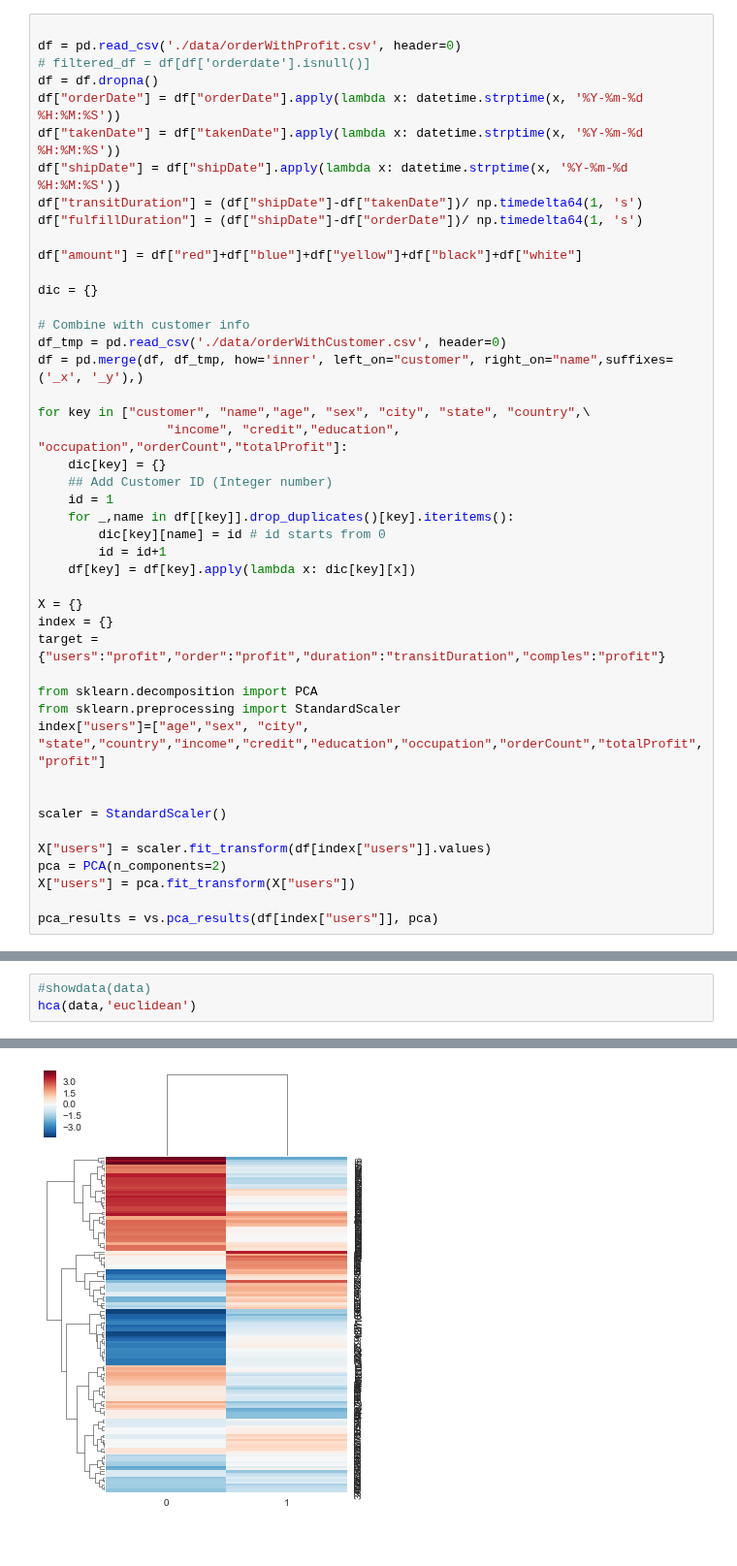
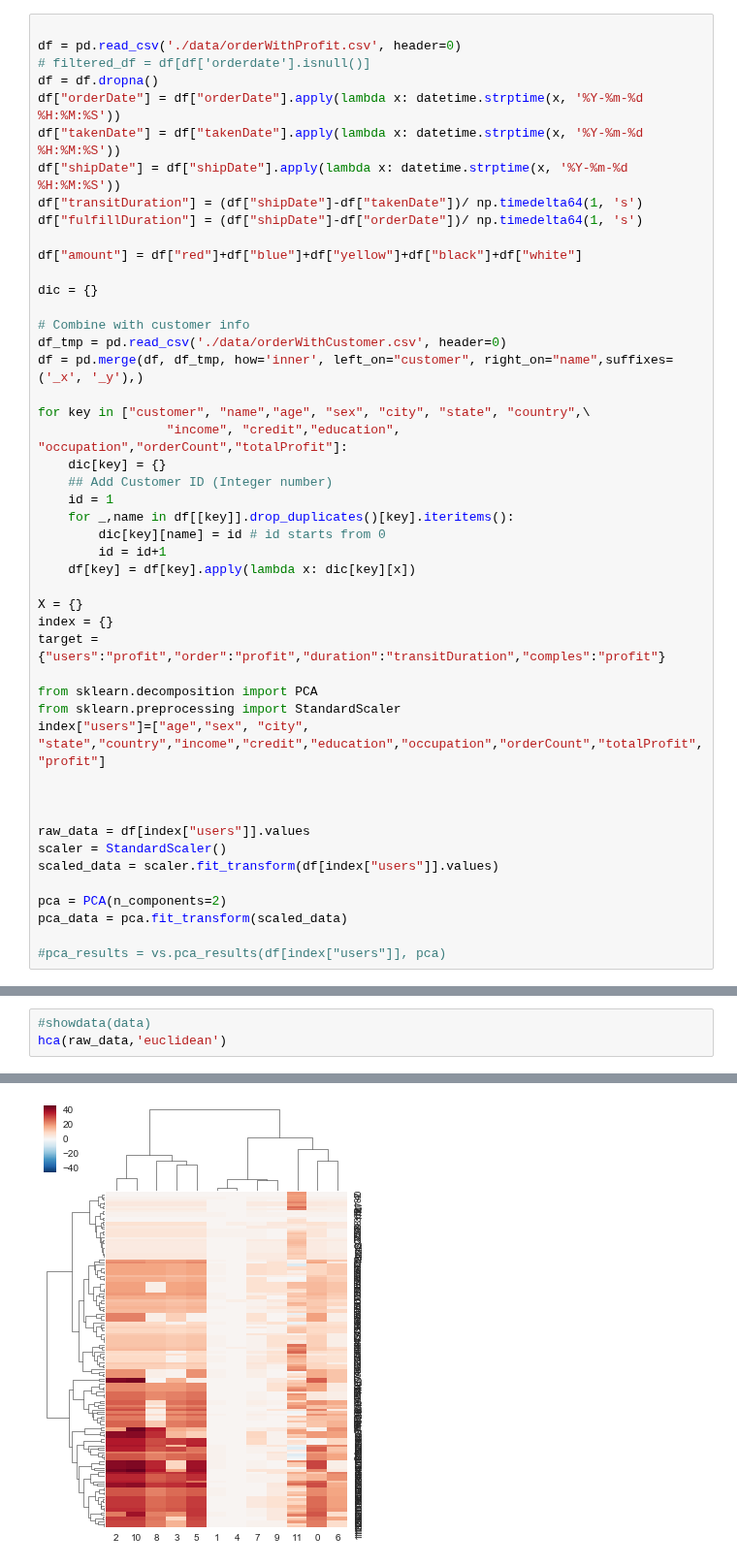
Before and after one commit to miaoever/IOT, a Jupyter notebook: Standup 4/HCA.ipynb, the cells around one changed output, grey strips where cells are left out. Shown at 97% size. Drawn from its saved outputs; the diff is of its cells as text.

```diff
--- a/Standup 4/HCA.ipynb
+++ b/Standup 4/HCA.ipynb
@@ -173,10 +121,12 @@ from sklearn.preprocessing import StandardScaler
 index["users"]=["age","sex", "city", "state","country","income","credit","education","occupation","orderCount","totalProfit","profit"]
 
 
+
+raw_data = df[index["users"]].values
 scaler = StandardScaler()
+scaled_data = scaler.fit_transform(df[index["users"]].values)
 
-X["users"] = scaler.fit_transform(df[index["users"]].values)
 pca = PCA(n_components=2)
-X["users"] = pca.fit_transform(X["users"])
+pca_data = pca.fit_transform(scaled_data)
 
-pca_results = vs.pca_results(df[index["users"]], pca)
+#pca_results = vs.pca_results(df[index["users"]], pca)
@@ -200,4 +137,4 @@ data_scaled = preprocessing.scale(data)
 # %%
 #showdata(data)
-hca(data,'euclidean')
+hca(raw_data,'euclidean')
 # %% [output]
@@ -206 +143 @@ hca(data,'euclidean')
-[figure, old version]
+[figure, new version]
```
Also changed, not shown: parts of 23 cells of this notebook.
